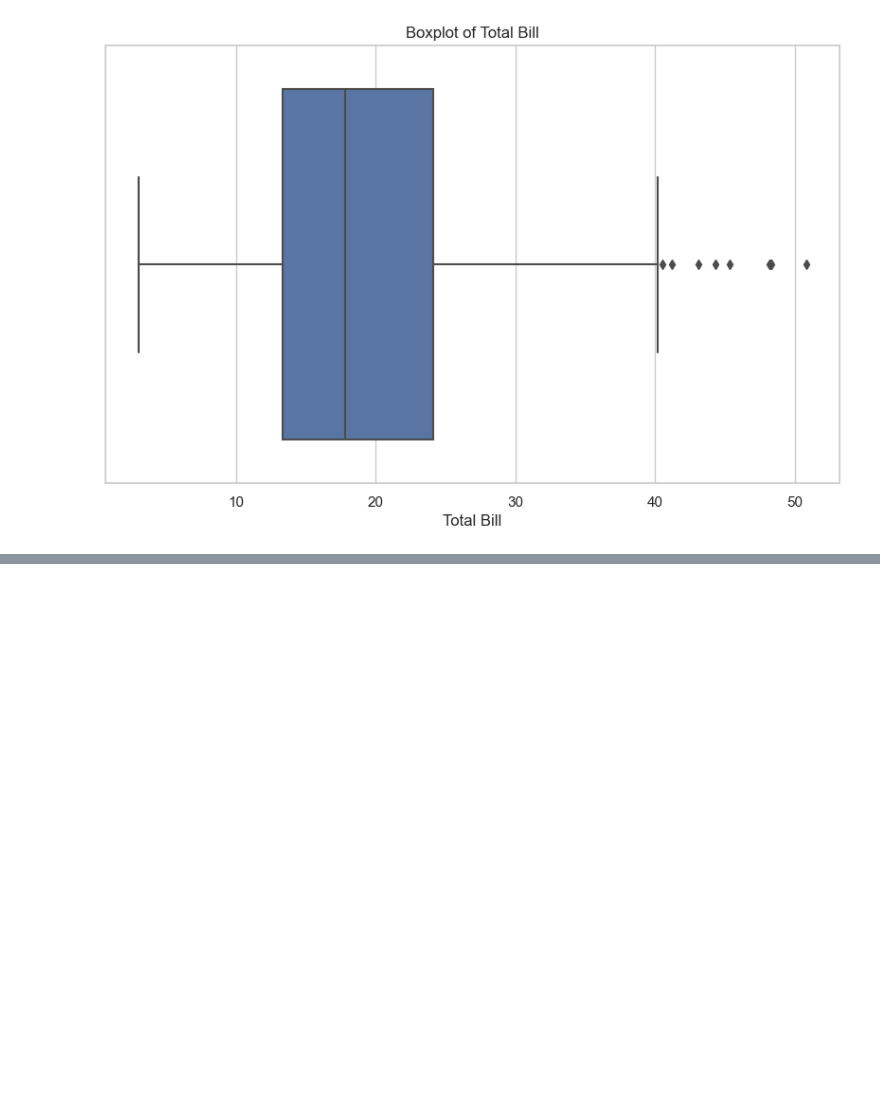
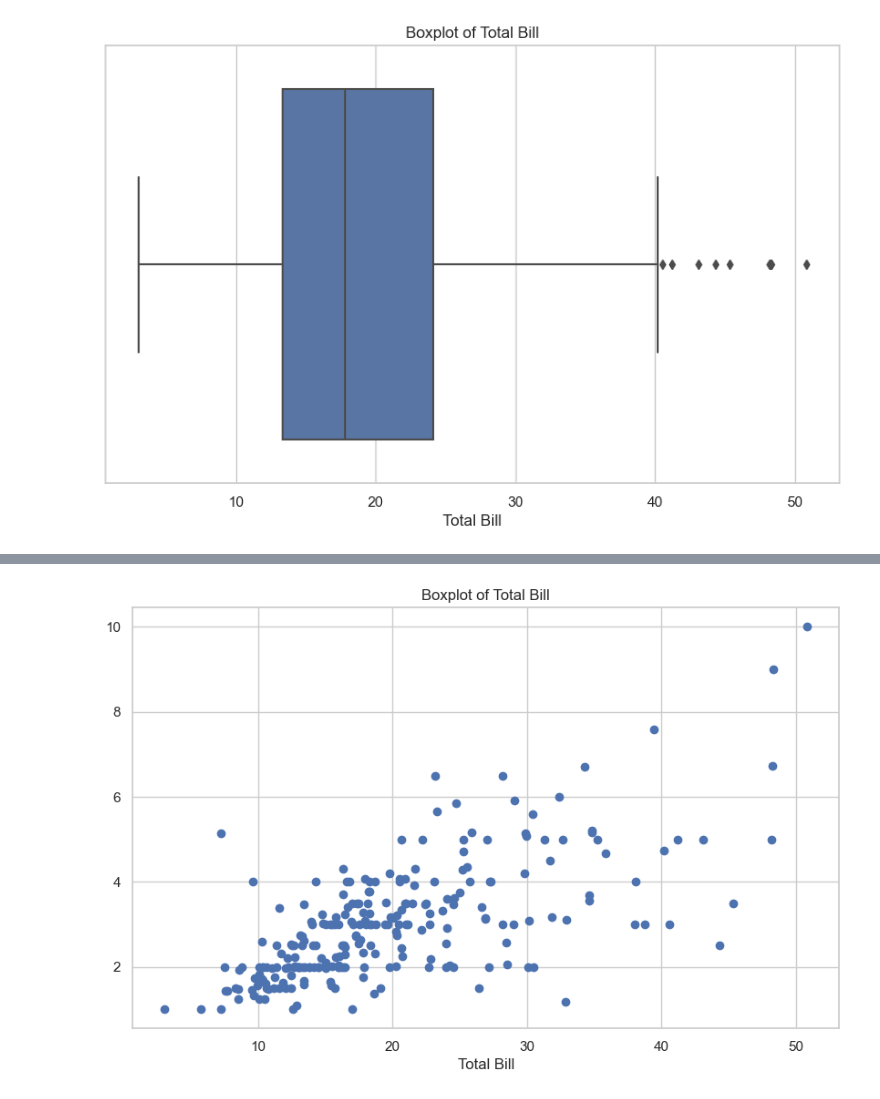
Before and after one commit to azartechnet/SanjithaBatch, a Jupyter notebook: DataVisualizationTechniques.ipynb, the cells around one changed output, grey strips where cells are left out. Cells and saved outputs as stored; diff of their text form; code cells hidden in the pictures; blank space fills up the shorter version.

```diff
--- a/DataVisualizationTechniques.ipynb
+++ b/DataVisualizationTechniques.ipynb
@@ -55,0 +66,10 @@ plt.show()
+# %%
+#Load dataset
+
+plt.figure(figsize=(10, 6))
+plt.scatter(x=tips['total_bill'],y=tips['tip'])
+plt.xlabel('Total Bill')
+plt.title('Boxplot of Total Bill')
+plt.show()
+# %% [output]
+[figure, added]
```
Also changed, not shown: parts of 11 cells of this notebook.
